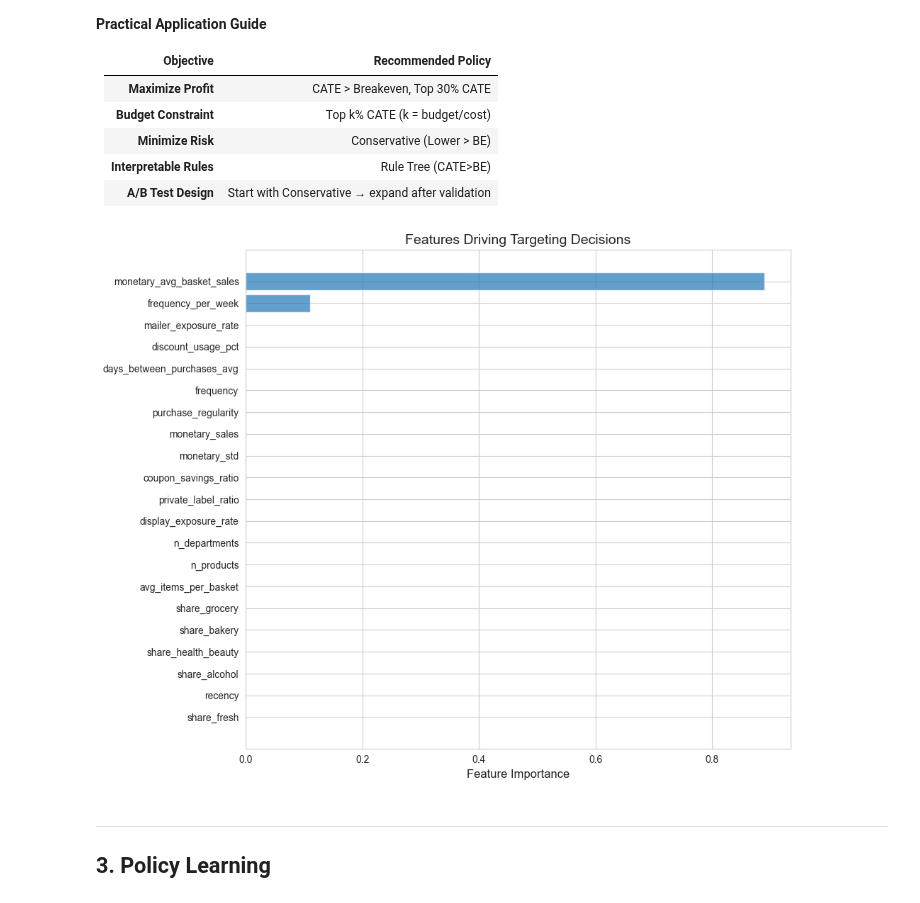
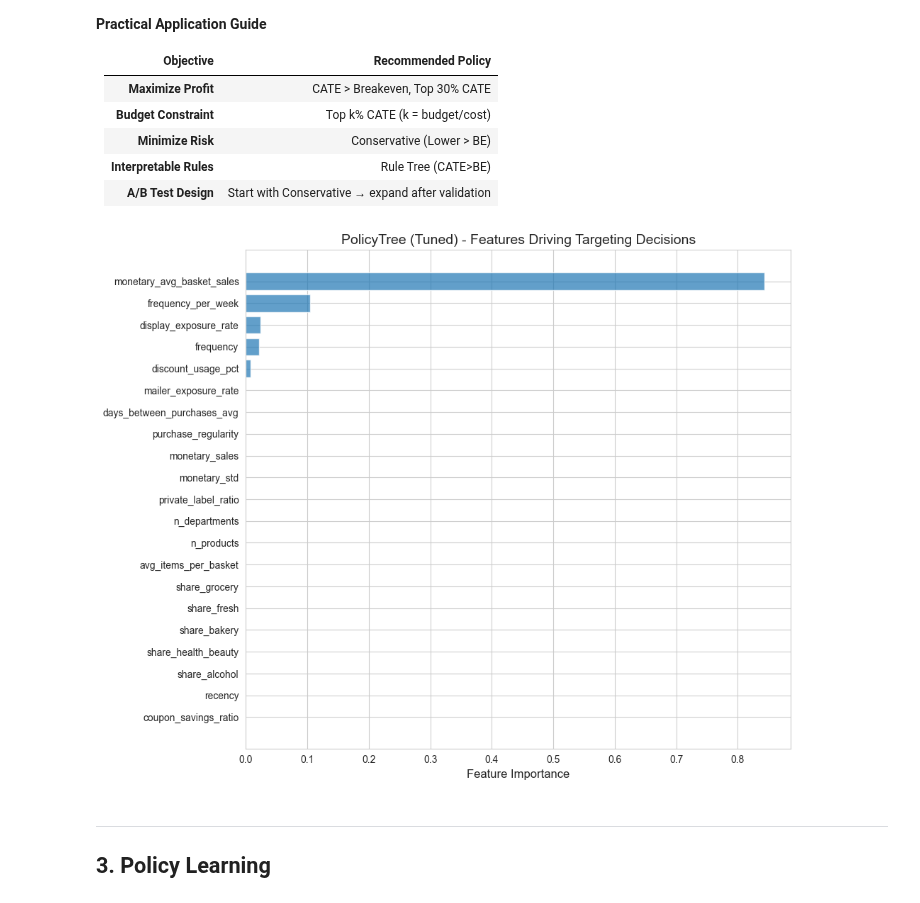
Before and after one commit to tae73/side-projects, a Jupyter notebook: projects/segmentation_dunnhumby/notebook/04_optimal_policy.ipynb, the cells around one changed output. Drawn from its saved outputs; the diff is of its cells as text; code cells hidden in the pictures.

Commit message:
add codes to implement policy-learning

```diff
--- a/projects/segmentation_dunnhumby/notebook/04_optimal_policy.ipynb
+++ b/projects/segmentation_dunnhumby/notebook/04_optimal_policy.ipynb
@@ -568,24 +627,38 @@ Learned Targeting Rules (CATE > Breakeven):
 # %% [markdown]
 ### 2.3 Rule Extraction
 # %%
-if ECONML_AVAILABLE:
-    # Extract rules from DRPolicyTree
-    rules = extract_tree_rules(dr_policy_tree, feature_names, max_rules=10)
+# Extract rules from tuned CATE Rule Tree (most useful for interpretation)
+# Note: DRPolicyTree often gives trivial solutions, so we use CATE Rule Tree instead
 
-    print("Extracted Targeting Rules:")
+if 'cate_tree_result' in dir() and cate_tree_result is not None:
+    rules = extract_tree_rules(
+        tree=cate_tree_result['best_model'],
+        feature_names=feature_names,
+        cate=cate_primary,
+        max_rules=10
+    )
+
+    print("Extracted Targeting Rules (from Tuned CATE Rule Tree):")
     print("=" * 60)
     if rules:
-        print(format_rules_as_text(rules))
+        for i, rule in enumerate(rules, 1):
+            conditions = ' AND '.join(rule.get('conditions', []))
+            target = 'TARGET' if rule.get('target', False) else 'NO TARGET'
+            n_samples = rule.get('n_samples', 0)
+            leaf_value = rule.get('leaf_value', 0)
+            print(f"\nRule {i}: {target}")
+            print(f"  Conditions: {conditions}")
+            print(f"  Customers: {n_samples}, Avg CATE: ${leaf_value:.2f}")
     else:
-        print("(No rules extracted via extract_tree_rules)")
+        print("(No rules extracted)")
 
     # Also show tree structure using sklearn's export_text
     print("\n" + "=" * 60)
     print("Tree Structure (sklearn export_text):")
     print("=" * 60)
-    tree_text = export_policy_tree_text(dr_policy_tree, feature_names)
-    print(tree_text)
+    from sklearn.tree import export_text
+    print(export_text(cate_tree_result['best_model'], feature_names=feature_names))
 else:
     rules = []
-    print("No rules extracted (EconML not available)")
+    print("No rules extracted (cate_tree_result not available)")
 # %% [output]
@@ -702,25 +767,25 @@ Per-customer decision        Region-based decision
 | **Interpretable Rules** | Rule Tree (CATE>BE) |
 | **A/B Test Design** | Start with Conservative → expand after validation |
 # %%
-if ECONML_AVAILABLE and hasattr(policy_tree, 'feature_importances_'):
-    importances = policy_tree.feature_importances_
+if ECONML_AVAILABLE and best_pt is not None and hasattr(best_pt, 'feature_importances_'):
+    importances = best_pt.feature_importances_
 
     # Plot
     fig, ax = plt.subplots(figsize=(10, 8))
     sorted_idx = np.argsort(importances)
     ax.barh(range(len(importances)), importances[sorted_idx], color='tab:blue', alpha=0.7)
     ax.set_yticks(range(len(importances)))
     ax.set_yticklabels([feature_names[i] for i in sorted_idx])
     ax.set_xlabel('Feature Importance')
-    ax.set_title('Features Driving Targeting Decisions')
+    ax.set_title('PolicyTree (Tuned) - Features Driving Targeting Decisions')
     fig.tight_layout()
     fig.savefig(FIG_PATH / 'feature_importance_policy.png', dpi=150, bbox_inches='tight')
     plt.show()
 else:
     print("Feature importances not available.")
     importances = None
 # %% [output]
-[figure, old version]
+[figure, new version]
 # %% [markdown]
 ---
 
```
Also changed, not shown: parts of 43 cells of this notebook, 6 other files.
